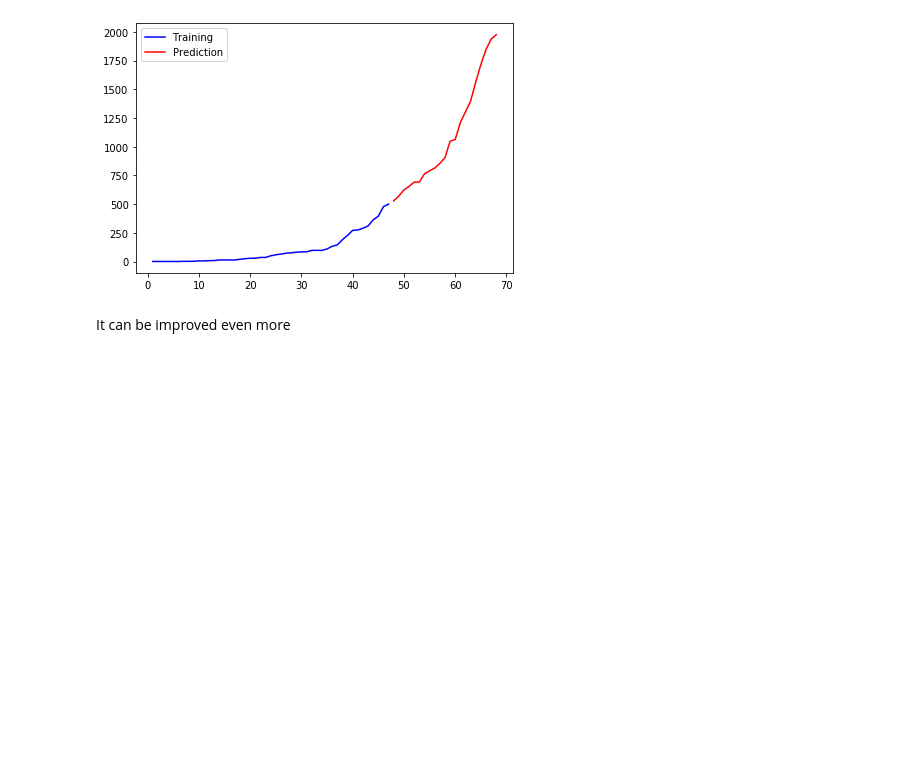
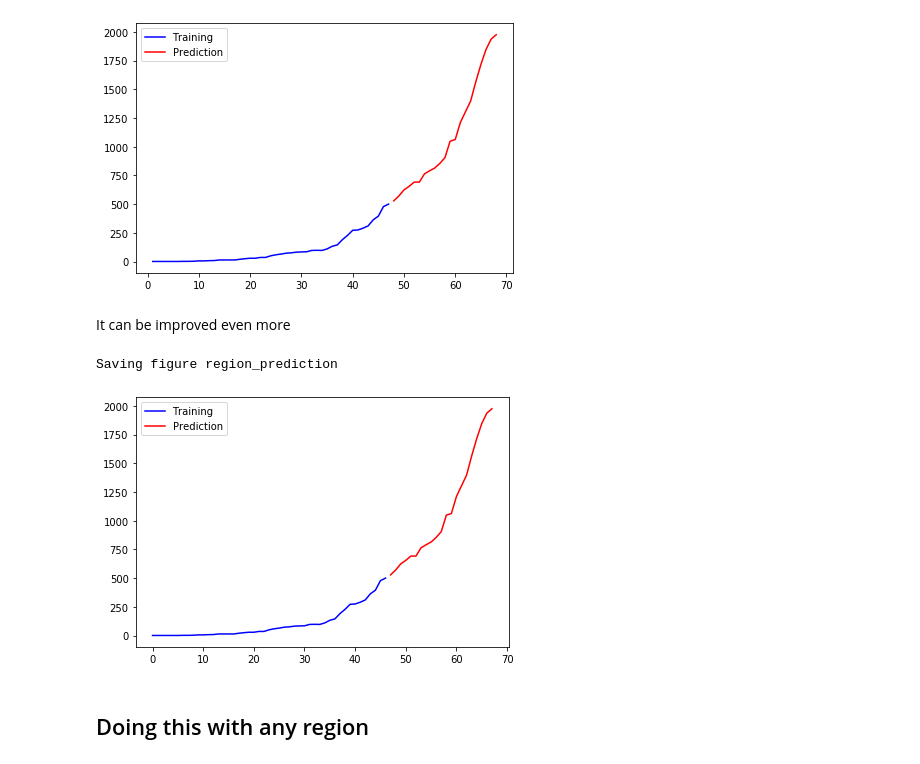
Before and after one commit to TheReverseWasp/TIA-COVID-Peru-Prediction, a Jupyter notebook: Prediccion de COVID-19 en Peru usando gradiente descendiente.ipynb, the cells around one changed output. Saved outputs shown, nothing was run; the diff lists cells and outputs as text; code cells hidden in the pictures; blank space fills up the shorter version.

```diff
--- a/Prediccion de COVID-19 en Peru usando gradiente descendiente.ipynb
+++ b/Prediccion de COVID-19 en Peru usando gradiente descendiente.ipynb
@@ -429,3 +429,10 @@ def auto_ploter(Y_train, Y_predict_nd):
     plt.legend(loc = "upper left")
     save_fig("region_prediction")
     plt.show()
+# %%
+auto_ploter(Y_train, Y_predict_nd)
+# %% [output]
+Saving figure region_prediction
+[figure, added]
+# %% [markdown]
+## Doing this with any region
```
Also changed, not shown: parts of 12 cells of this notebook, 1 other file.
